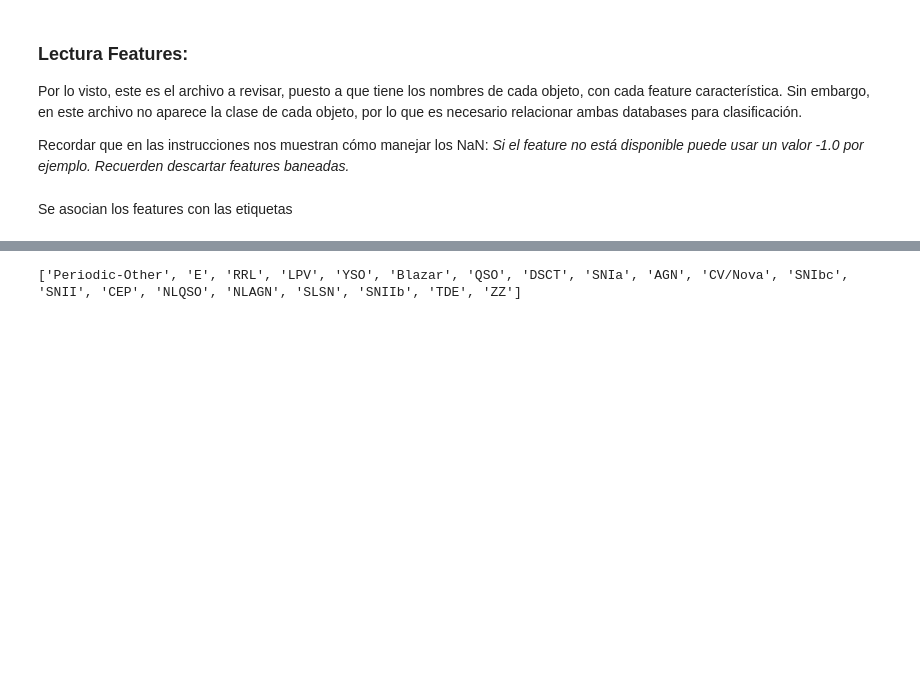
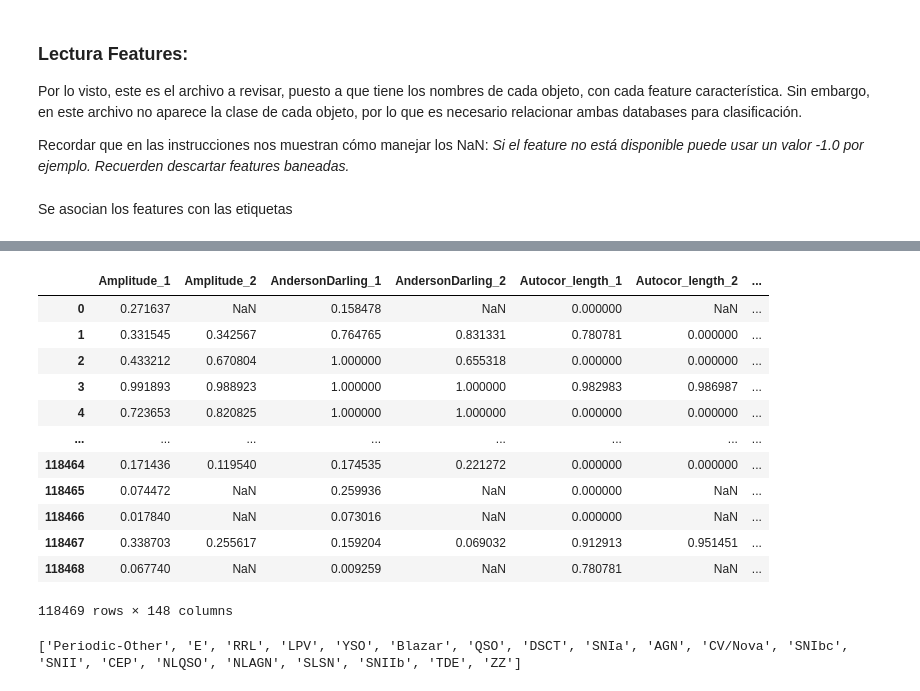
Before and after one commit to CubelliJ/Clasificacion_rapida_ALeRCE, a Jupyter notebook: ALeRCE_Hito_1.ipynb, the cells around one changed output, grey strips where cells are left out. Saved outputs shown, nothing was run; the diff lists cells and outputs as text; code cells hidden in the pictures; blank space fills up the shorter version.

```diff
--- a/ALeRCE_Hito_1.ipynb
+++ b/ALeRCE_Hito_1.ipynb
@@ -181 +202,17 @@ dataset = dataset.drop(['oid'], axis=1)
+# %%
+dataset_norm
+# %% [output]
+|  | Amplitude_1 | Amplitude_2 | AndersonDarling_1 | AndersonDarling_2 | Autocor_length_1 | Autocor_length_2 | ... |
+| 0 | 0.271637 | NaN | 0.158478 | NaN | 0.000000 | NaN | ... |
+| 1 | 0.331545 | 0.342567 | 0.764765 | 0.831331 | 0.780781 | 0.000000 | ... |
+| 2 | 0.433212 | 0.670804 | 1.000000 | 0.655318 | 0.000000 | 0.000000 | ... |
+| 3 | 0.991893 | 0.988923 | 1.000000 | 1.000000 | 0.982983 | 0.986987 | ... |
+| 4 | 0.723653 | 0.820825 | 1.000000 | 1.000000 | 0.000000 | 0.000000 | ... |
+| ... | ... | ... | ... | ... | ... | ... | ... |
+| 118464 | 0.171436 | 0.119540 | 0.174535 | 0.221272 | 0.000000 | 0.000000 | ... |
+| 118465 | 0.074472 | NaN | 0.259936 | NaN | 0.000000 | NaN | ... |
+| 118466 | 0.017840 | NaN | 0.073016 | NaN | 0.000000 | NaN | ... |
+| 118467 | 0.338703 | 0.255617 | 0.159204 | 0.069032 | 0.912913 | 0.951451 | ... |
+| 118468 | 0.067740 | NaN | 0.009259 | NaN | 0.780781 | NaN | ... |
+118469 rows × 148 columns
 # %%
```
Also changed, not shown: parts of 9 cells of this notebook.
